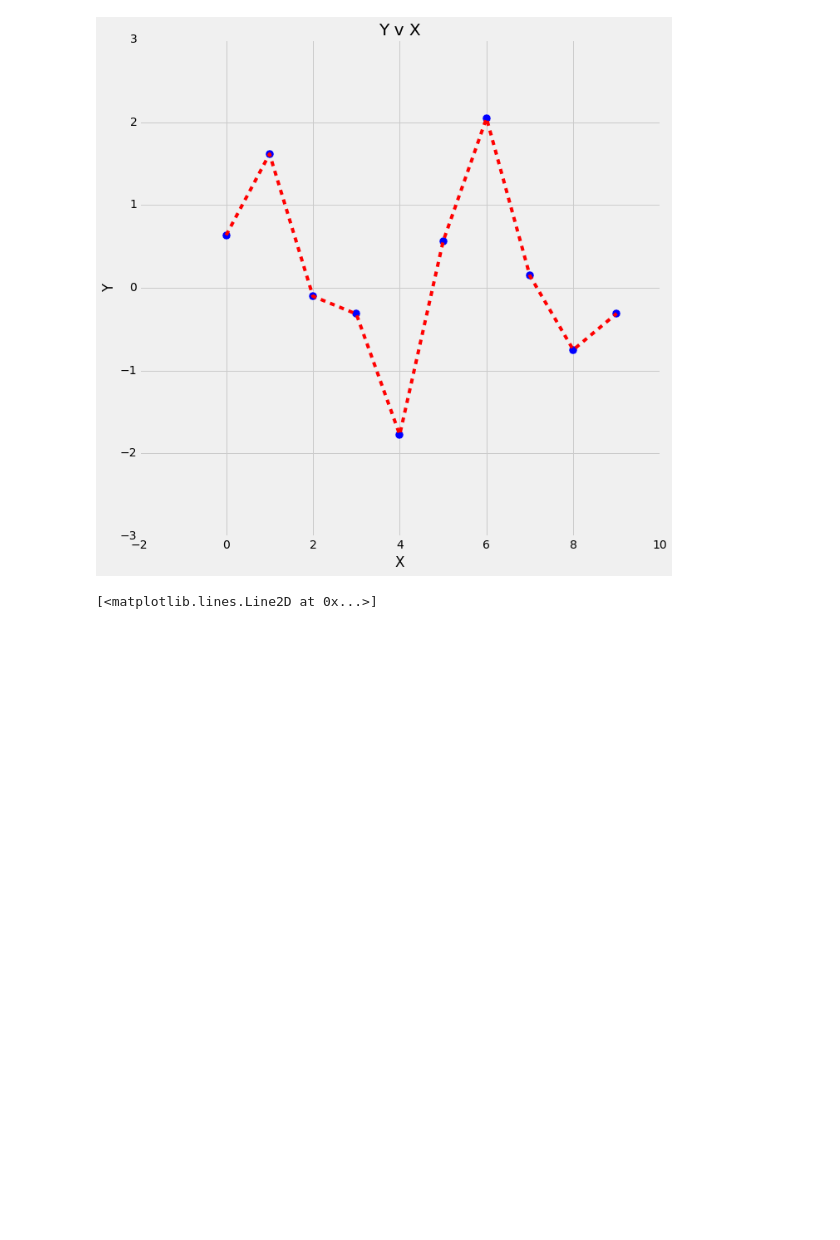
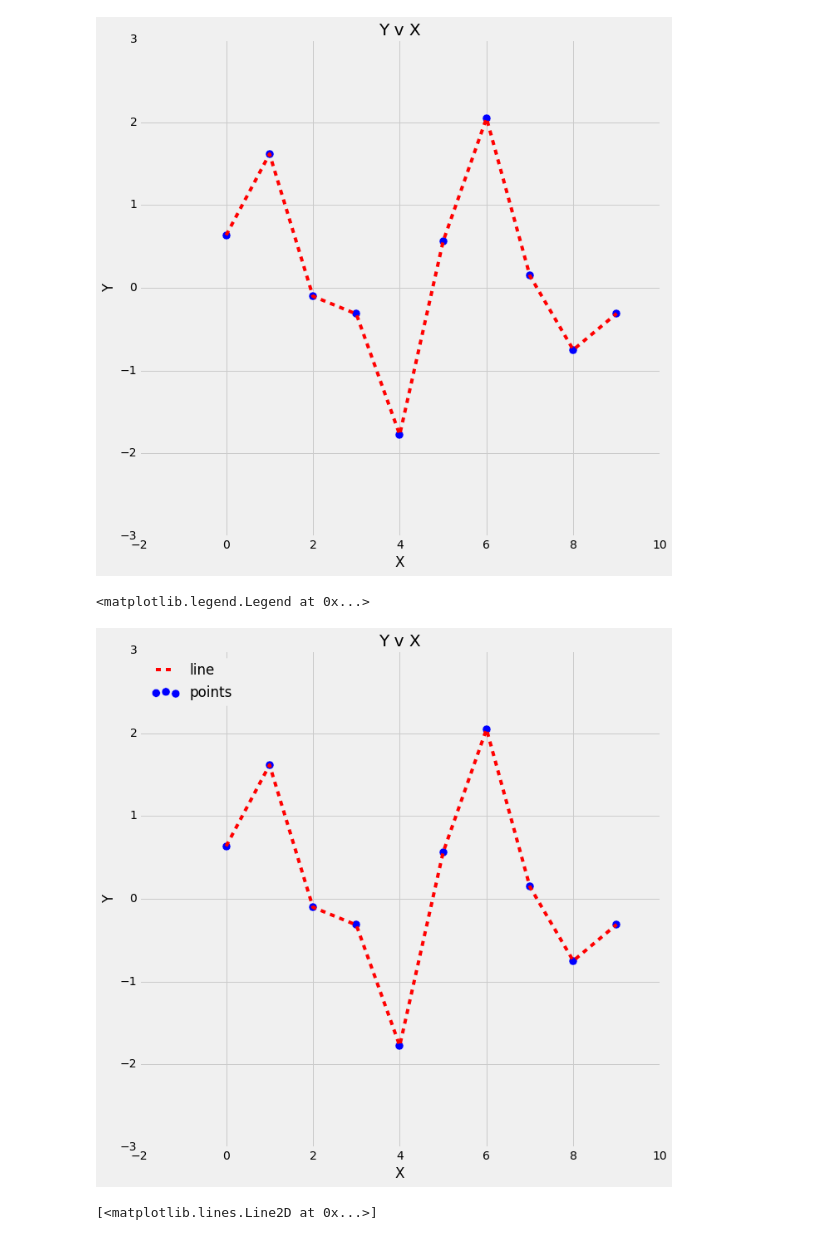
Before and after one commit to docmarionum1/python-data-science-primer, a Jupyter notebook: cheatsheet.ipynb, the cells around one changed output. Saved outputs shown, nothing was run; the diff lists cells and outputs as text; code cells hidden in the pictures; blank space fills up the shorter version.

```diff
--- a/cheatsheet.ipynb
+++ b/cheatsheet.ipynb
@@ -151,6 +151,21 @@ ax.set_title('Y v X')
 # %% [output]
 <matplotlib.text.Text at 0x...>
 [figure]
+# %%
+# Add legends when multiple things are on the graph
+figure, ax = pl.subplots(figsize=(10,10))
+ax.plot(x, y, 'r--', label='line')
+ax.scatter(x, y, s=100, label='points') # s is size of scatter dots
+
+ax.set_xlabel('X')
+ax.set_ylabel('Y')
+ax.set_title('Y v X')
+
+# Add the legend, put it in the upper left so it doesn't conflict with data
+ax.legend(loc='upper left')
+# %% [output]
+<matplotlib.legend.Legend at 0x...>
+[figure, added]
 # %%
 # Plot X=Y line
 figure, ax = pl.subplots(figsize=(10,10))
```
Also changed, not shown: parts of 8 cells of this notebook.
